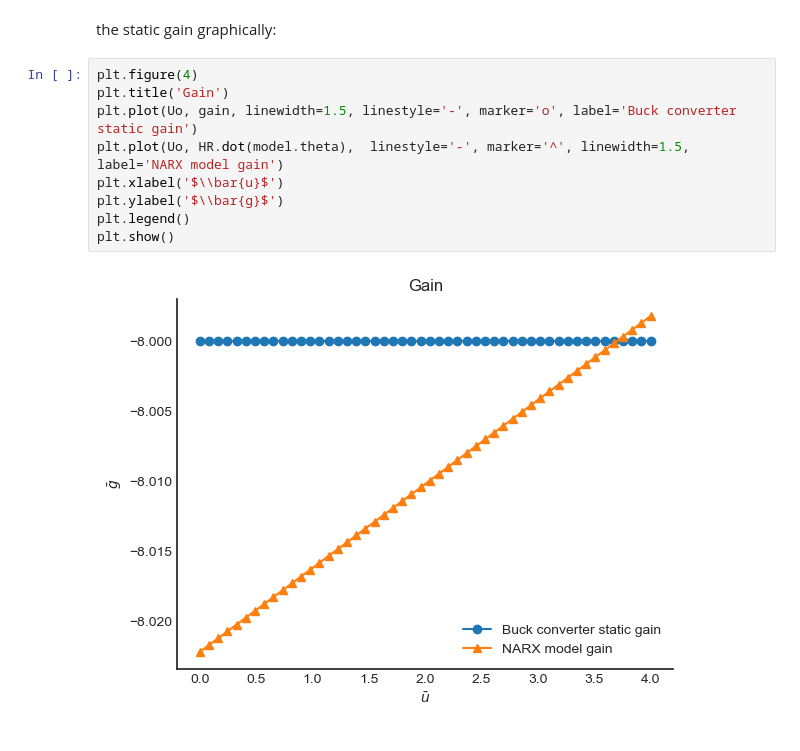
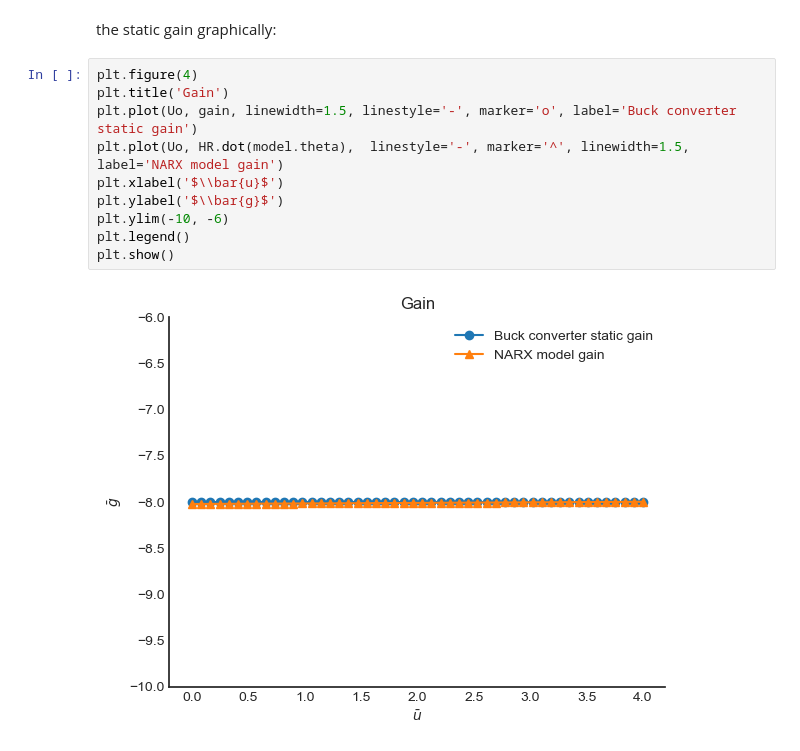
Before and after one commit to GabrielBuenoLeandro/Multiobjetive, a Jupyter notebook: examples/static_gain.ipynb, the cells around one changed output. Saved outputs shown, nothing was run; the diff lists cells and outputs as text.

Commit message:
modification of chart scales

```diff
--- a/examples/static_gain.ipynb
+++ b/examples/static_gain.ipynb
@@ -233,11 +233,12 @@ the static gain graphically:
 # %%
 plt.figure(4)
 plt.title('Gain')
 plt.plot(Uo, gain, linewidth=1.5, linestyle='-', marker='o', label='Buck converter static gain')
 plt.plot(Uo, HR.dot(model.theta),  linestyle='-', marker='^', linewidth=1.5, label='NARX model gain')
 plt.xlabel('$\\bar{u}$')
 plt.ylabel('$\\bar{g}$')
+plt.ylim(-10, -6)
 plt.legend()
 plt.show()
 # %% [output]
-[figure, old version]
+[figure, new version]
```
Also changed, not shown: parts of 3 cells of this notebook, 2 other files.
